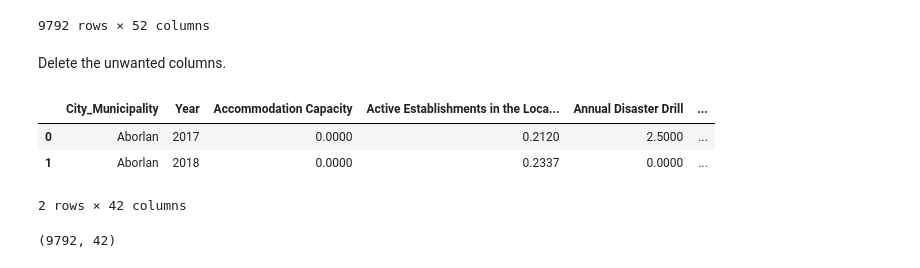
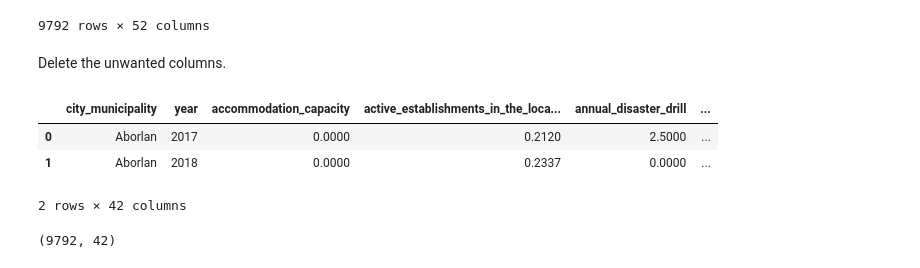
Before and after one commit to OmdenaAI/philippines-chapter-urban-vunerability, a Jupyter notebook: src/tasks/task-1-data-collection/merge_city_data.ipynb, the cells around one changed output. Drawn from its saved outputs; the diff is of its cells as text; code cells hidden in the pictures.

```diff
--- a/src/tasks/task-1-data-collection/merge_city_data.ipynb
+++ b/src/tasks/task-1-data-collection/merge_city_data.ipynb
@@ -360,24 +363,24 @@ df2
 9792 rows × 52 columns
 # %% [markdown]
 Delete the unwanted columns.
-# %%
-del df2[
-    'Start Up and Innovation Facilities'],df2[
-        'New Technology'],df2[
-            'Online Payment Facilities'],df2[
-                'ICT Plan'],df2[
-                    'ICT Use: E-BPLS Software'],df2[
-                        'Information Technology Capacity'],df2[
-                            'Innovation Financing: R&D Expenditures Allotment'],df2[
-                                'Intellectual Property Registration'],df2[
-                                    'Internet Capability'],df2[
-                                        'STEM graduates']
-df2.head(2)
-# %% [output]
-|  | City_Municipality | Year | Accommodation Capacity | Active Establishments in the Loca... | Annual Disaster Drill | ... |
-| 0 | Aborlan | 2017 | 0.0000 | 0.2120 | 2.5000 | ... |
-| 1 | Aborlan | 2018 | 0.0000 | 0.2337 | 0.0000 | ... |
-2 rows × 42 columns
+# %%
+del df2[
+	'start_up_and_innovation_facilities'],df2[
+		'new_technology'],df2[
+			'online_payment_facilities'],df2[
+				'ict_plan'],df2[
+					'ict_use:_e-bpls_software'],df2[
+						'information_technology_capacity'],df2[
+							'innovation_financing:_r&d_expenditures_allotment'],df2[
+								'intellectual_property_registration'],df2[
+									'internet_capability'],df2[
+										'stem_graduates']
+df2.head(2)
+# %% [output]
+|  | city_municipality | year | accommodation_capacity | active_establishments_in_the_loca... | annual_disaster_drill | ... |
+| 0 | Aborlan | 2017 | 0.0000 | 0.2120 | 2.5000 | ... |
+| 1 | Aborlan | 2018 | 0.0000 | 0.2337 | 0.0000 | ... |
+2 rows × 42 columns
 # %%
 df2.shape
 # %% [output]
```
Also changed, not shown: parts of 3 cells of this notebook, 4 other files.
